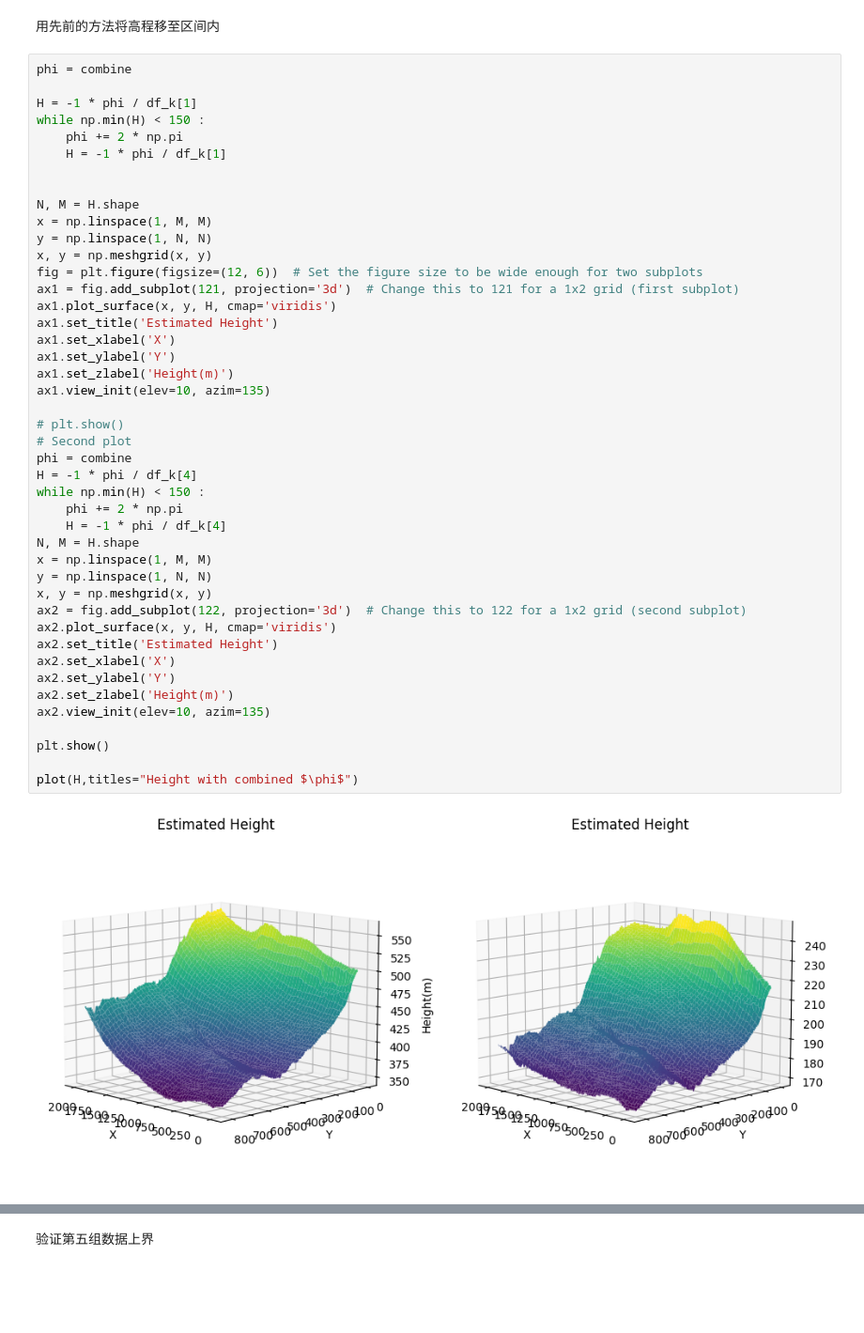
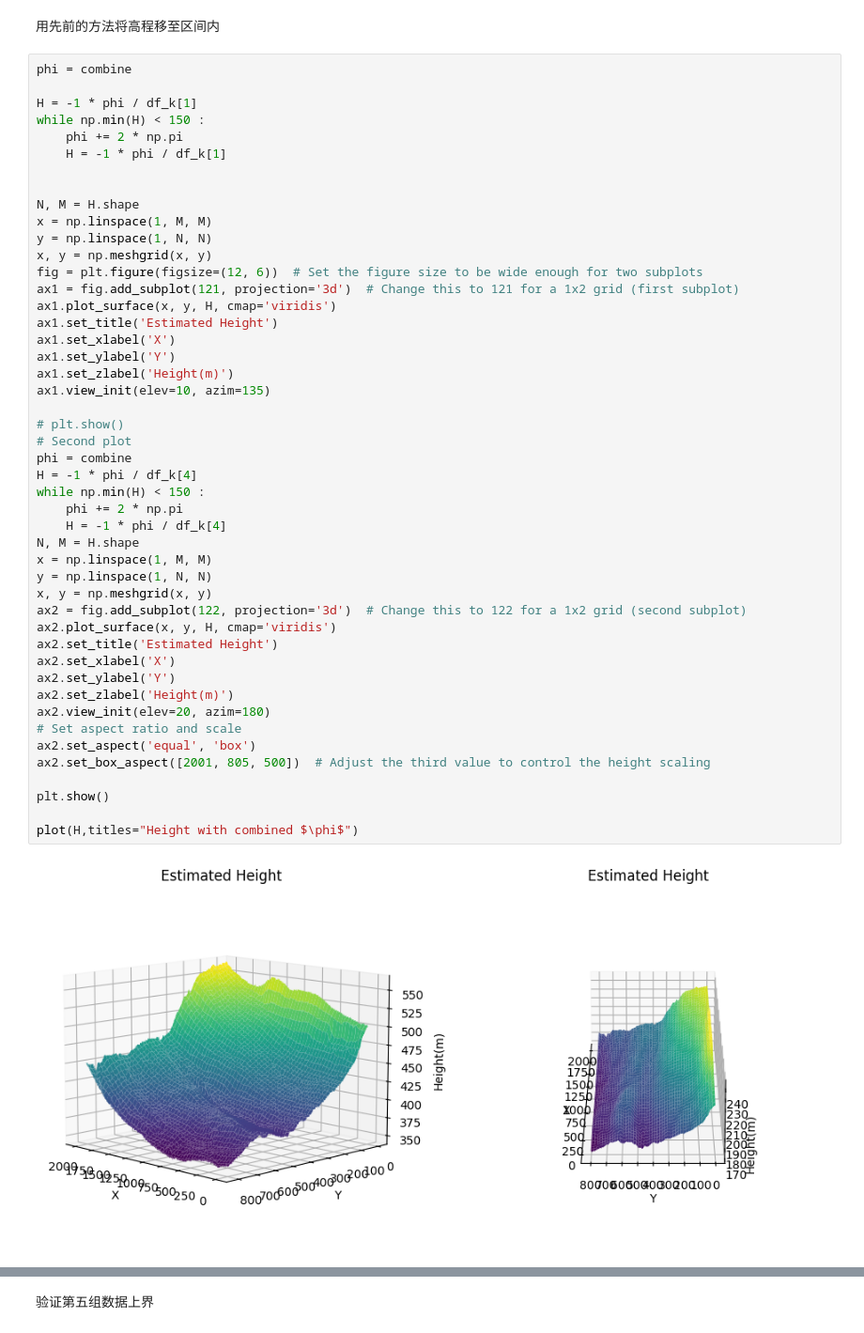
Before and after one commit to BlingCc233/project_A, a Jupyter notebook: nostack.ipynb, the cells around one changed output, grey strips where cells are left out. Shown at 94% size. Saved outputs shown, nothing was run; the diff lists cells and outputs as text; blank space fills up the shorter version.

```diff
--- a/nostack.ipynb
+++ b/nostack.ipynb
@@ -673,35 +673,38 @@ fig = plt.figure(figsize=(12, 6))  # Set the figure size to be wide enough for t
 ax1 = fig.add_subplot(121, projection='3d')  # Change this to 121 for a 1x2 grid (first subplot)
 ax1.plot_surface(x, y, H, cmap='viridis')
 ax1.set_title('Estimated Height')
 ax1.set_xlabel('X')
 ax1.set_ylabel('Y')
 ax1.set_zlabel('Height(m)')
 ax1.view_init(elev=10, azim=135)
 
 # plt.show()
 # Second plot
 phi = combine
 H = -1 * phi / df_k[4]
 while np.min(H) < 150 :
     phi += 2 * np.pi
     H = -1 * phi / df_k[4]
 N, M = H.shape
 x = np.linspace(1, M, M)
 y = np.linspace(1, N, N)
 x, y = np.meshgrid(x, y)
 ax2 = fig.add_subplot(122, projection='3d')  # Change this to 122 for a 1x2 grid (second subplot)
 ax2.plot_surface(x, y, H, cmap='viridis')
 ax2.set_title('Estimated Height')
 ax2.set_xlabel('X')
 ax2.set_ylabel('Y')
 ax2.set_zlabel('Height(m)')
-ax2.view_init(elev=10, azim=135)
+ax2.view_init(elev=20, azim=180)
+# Set aspect ratio and scale
+ax2.set_aspect('equal', 'box')
+ax2.set_box_aspect([2001, 805, 500])  # Adjust the third value to control the height scaling
 
 plt.show()
 
 plot(H,titles="Height with combined $\phi$")
 # %% [output]
-[figure, old version]
+[figure, new version]
 [figure]
 # %% [markdown]
 验证第五组数据上界
```
